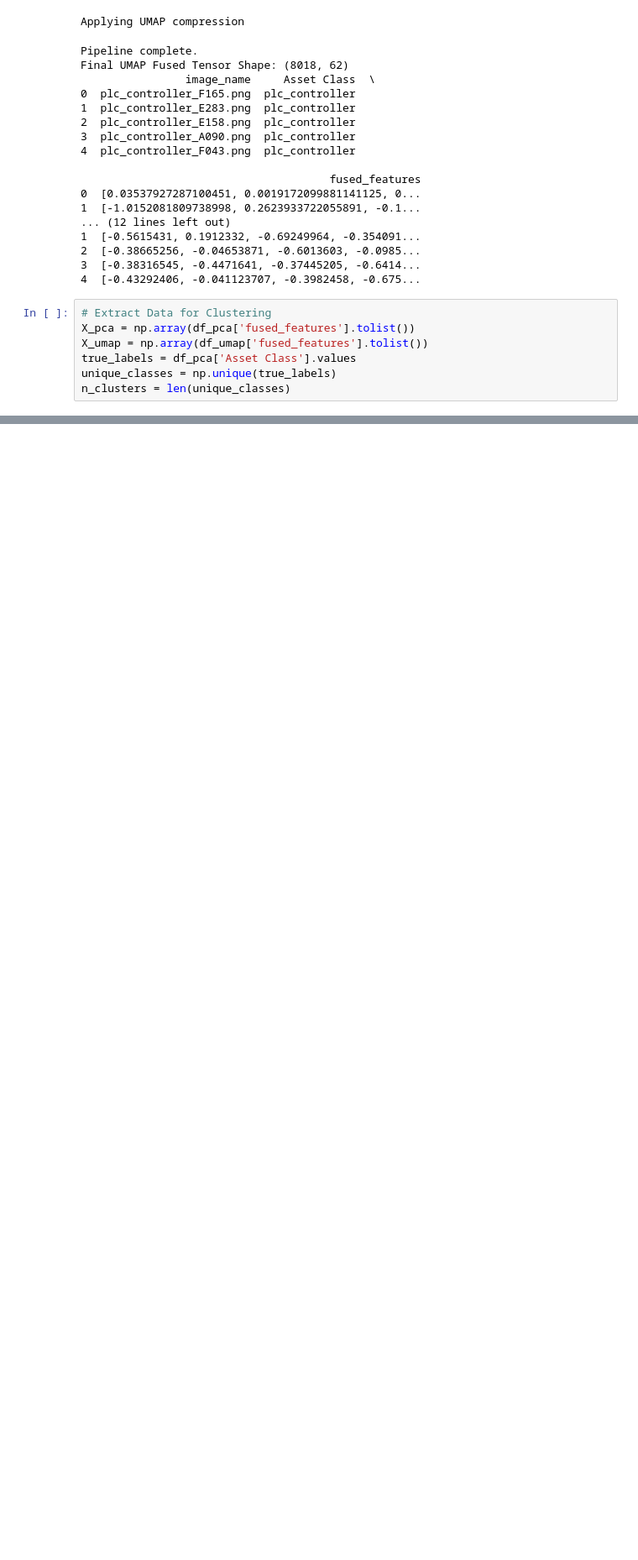
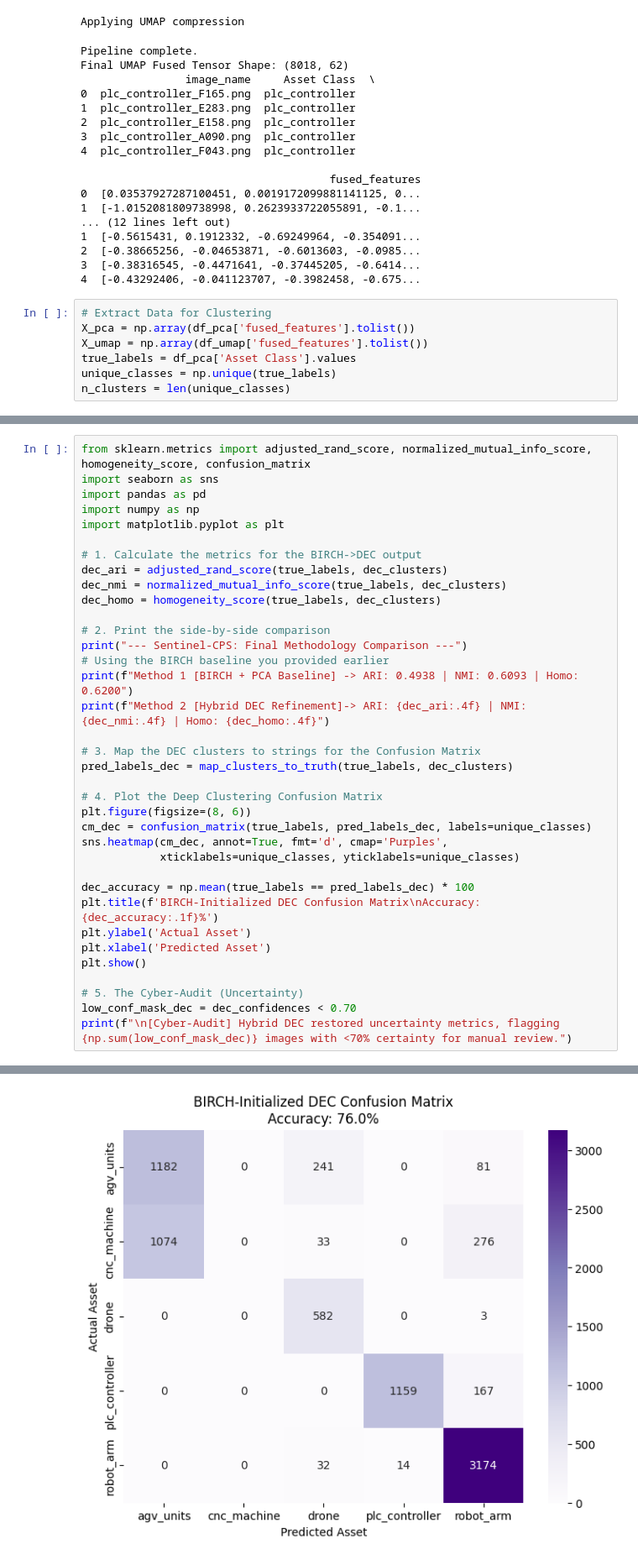
Before and after one commit to peeyushkumarmisra/Sentinel-CPS-Multi-Modal-Anomaly-Detection-for-Autonomous-Systems, a Jupyter notebook: R&D Notebook.ipynb, the cells around one changed output, grey strips where cells are left out. Shown at 84% size. Cells and saved outputs as stored; diff of their text form; blank space fills up the shorter version.

```diff
--- a/R&D Notebook.ipynb
+++ b/R&D Notebook.ipynb
@@ -540,0 +722,37 @@ plt.show()
+# %%
+from sklearn.metrics import adjusted_rand_score, normalized_mutual_info_score, homogeneity_score, confusion_matrix
+import seaborn as sns
+import pandas as pd
+import numpy as np
+import matplotlib.pyplot as plt
+
+# 1. Calculate the metrics for the BIRCH->DEC output
+dec_ari = adjusted_rand_score(true_labels, dec_clusters)
+dec_nmi = normalized_mutual_info_score(true_labels, dec_clusters)
+dec_homo = homogeneity_score(true_labels, dec_clusters)
+
+# 2. Print the side-by-side comparison
+print("--- Sentinel-CPS: Final Methodology Comparison ---")
+# Using the BIRCH baseline you provided earlier
+print(f"Method 1 [BIRCH + PCA Baseline] -> ARI: 0.4938 | NMI: 0.6093 | Homo: 0.6200")
+print(f"Method 2 [Hybrid DEC Refinement]-> ARI: {dec_ari:.4f} | NMI: {dec_nmi:.4f} | Homo: {dec_homo:.4f}")
+
+# 3. Map the DEC clusters to strings for the Confusion Matrix
+pred_labels_dec = map_clusters_to_truth(true_labels, dec_clusters)
+
+# 4. Plot the Deep Clustering Confusion Matrix
+plt.figure(figsize=(8, 6))
+cm_dec = confusion_matrix(true_labels, pred_labels_dec, labels=unique_classes)
+sns.heatmap(cm_dec, annot=True, fmt='d', cmap='Purples',
+            xticklabels=unique_classes, yticklabels=unique_classes)
+
+dec_accuracy = np.mean(true_labels == pred_labels_dec) * 100
+plt.title(f'BIRCH-Initialized DEC Confusion Matrix\nAccuracy: {dec_accuracy:.1f}%')
+plt.ylabel('Actual Asset')
+plt.xlabel('Predicted Asset')
+plt.show()
+
+# 5. The Cyber-Audit (Uncertainty)
+low_conf_mask_dec = dec_confidences < 0.70
+print(f"\n[Cyber-Audit] Hybrid DEC restored uncertainty metrics, flagging {np.sum(low_conf_mask_dec)} images with <70% certainty for manual review.")
+# %% [output]
@@ -540,0 +762 @@ plt.show()
+[figure, added]
```
Also changed, not shown: parts of 8 cells of this notebook.
